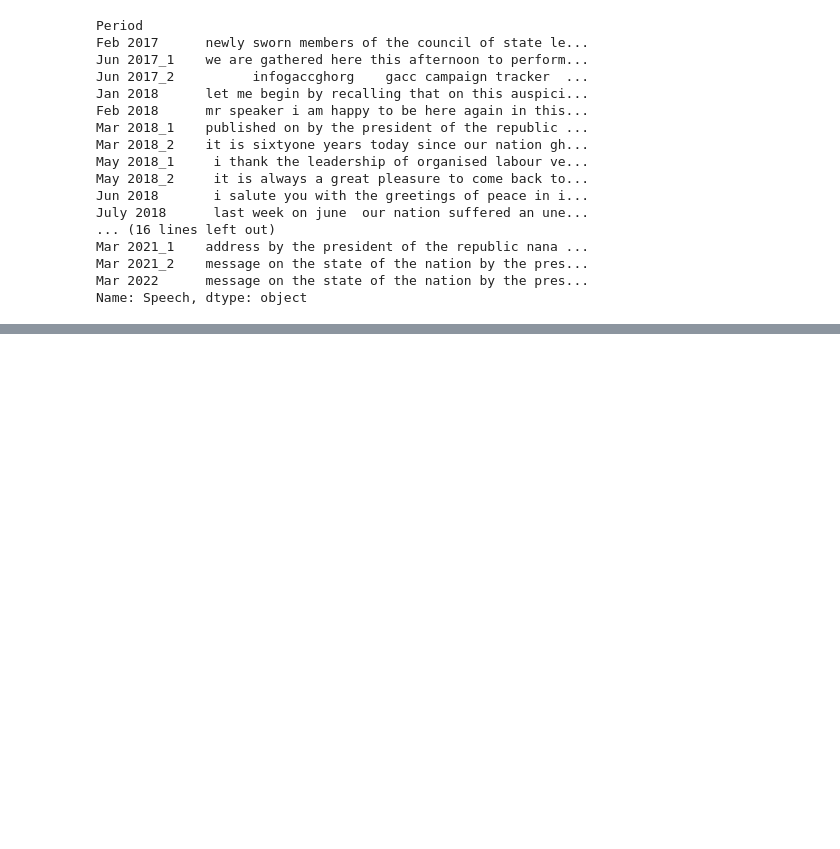
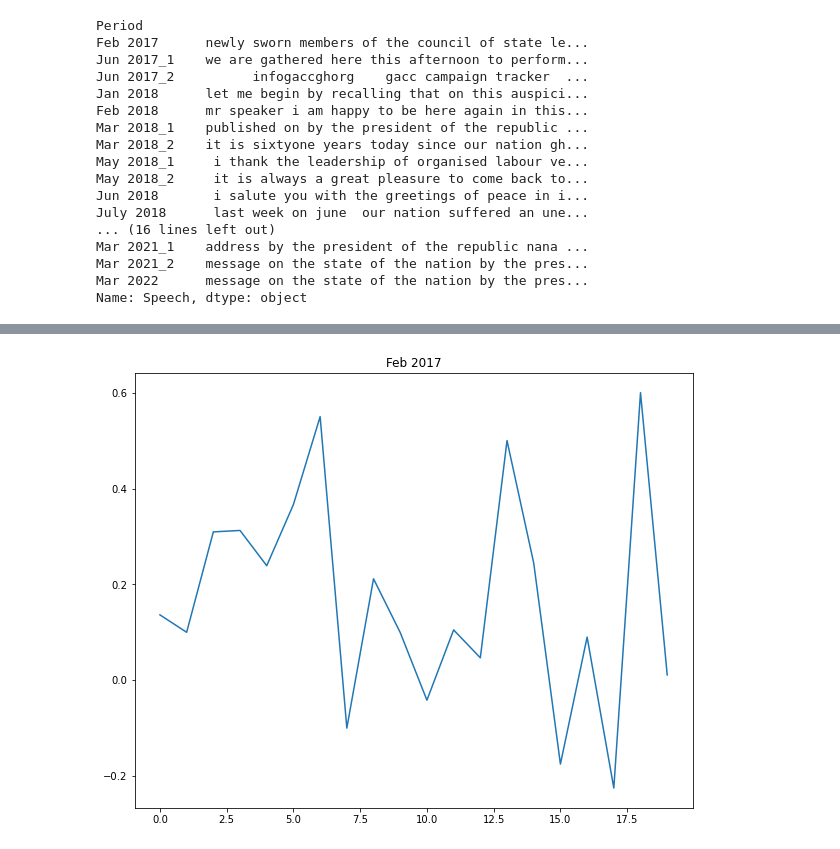
Before and after one commit to 10831580/ResearchProject, a Jupyter notebook: Reserch_Project.ipynb, the cells around one changed output, grey strips where cells are left out. Saved outputs shown, nothing was run; the diff lists cells and outputs as text; code cells hidden in the pictures; blank space fills up the shorter version.

```diff
--- a/Reserch_Project.ipynb
+++ b/Reserch_Project.ipynb
@@ -319,0 +469,26 @@ ModuleNotFoundError: No module named 'tensorflow'
+# %%
+# Splitting into 10 parts
+import numpy as np
+import math
+
+def split_text(text, n=20):
+
+
+    # Calculate length of text, the size of each chunk of text and the starting points of each chunk of text
+    length = len(text)
+    size = math.floor(length / n)
+    start = np.arange(0, length, size)
+
+    # Pull out equally sized pieces of text and put it into a list
+    split_list = []
+    for piece in range(n):
+        split_list.append(text[start[piece]:start[piece]+size])
+    return split_list
+# %%
+# List to hold pieces of all texts in savedSpeeches
+text_split = []
+for t in data.Speech:
+    split = split_text(t)
+    text_split.append(split)
+
+text_split
@@ -319,0 +513,10 @@ ModuleNotFoundError: No module named 'tensorflow'
+# %%
+# Polarity for each piece of text
+polarity_speech = []
+for lp in text_split:
+    polarity_piece = []
+    for p in lp:
+        polarity_piece.append(TextBlob(p).sentiment.polarity)
+    polarity_speech.append(polarity_piece)
+
+polarity_speech
@@ -319,0 +541,7 @@ ModuleNotFoundError: No module named 'tensorflow'
+# %%
+# Plot for one speech
+plt.plot(polarity_speech[0])
+plt.title(data.index[0])
+plt.show()
+# %% [output]
+[figure, added]
```
Also changed, not shown: parts of 18 cells of this notebook.
